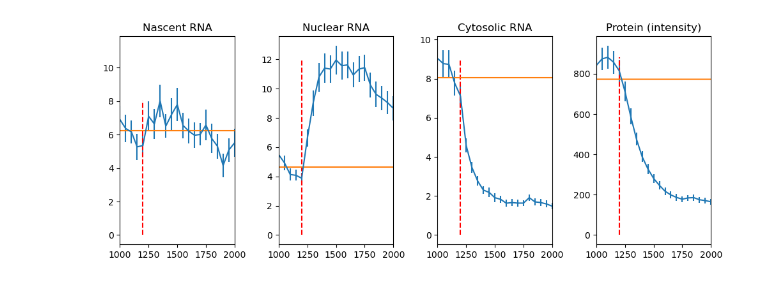
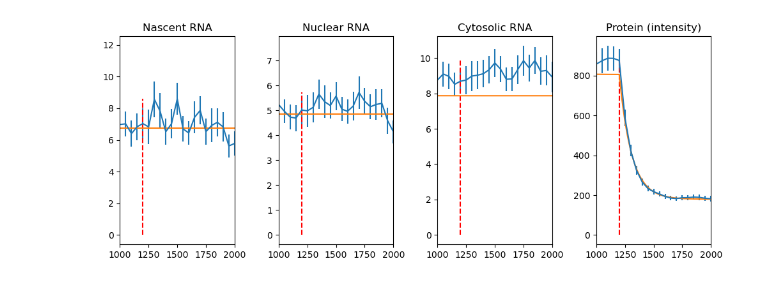
Before and after one commit to Munsky/UQbio2024_Team4, a Jupyter notebook: Pilar_model.ipynb, the cells around one changed output. Drawn from its saved outputs; the diff is of its cells as text; code cells hidden in the pictures.

```diff
--- a/Pilar_model.ipynb
+++ b/Pilar_model.ipynb
@@ -256,6 +906,9 @@ import pandas as pd
 import matplotlib.pyplot as plt
 from scipy.integrate import odeint
 from matplotlib import rc
+
+#DRUG 4 (AFFECTS TRANSLATION)
+
 
 # Set up for inline animations in Jupyter
 rc('animation', html='jshtml')
@@ -399,8 +1052,8 @@ S = np.array([
     [0,  0,  0,  0,  0,  0,  0,  1, -1]   # protein (x6)
 ])
 
-K = 1000
-n = 3
+K = 700 #concentration of the half-maximal response
+n = 3.5
 
 # Hill functions
 def hillPositive(x, K=K, n=n):
@@ -413,54 +1066,53 @@ def hillNegative(x, K=K, n=n):
 
 def W(x, t, pars, di, ti):
     W = [
-        pars['k1']*x[1],  # R1: Gene activation
+        pars['k1']*x[1] * ((t < ti[2]) + hillNegative(di[2]) * (t >= ti[2])),  # R1: Gene activation
         pars['k2']*x[0],  # R2: Gene deactivation
         pars['k3']*x[0],  # R3: Nascent RNA synthesis
         pars['k4']*x[2],  # R4: Mature mRNA synthesis
-        pars['k5']*x[3],  # R5: mRNA nuclear degradation
-        pars['k6']*x[3],  # R6: mRNA transport to cytoplasm
+        pars['k5']*x[3] / ((t < ti[3]) + hillNegative(di[3]) * (t >= ti[3])),  # R5: mRNA nuclear degradation
+        pars['k6']*x[3] * ((t < ti[0]) + hillNegative(di[0]) * (t >= ti[0])),  # R6: mRNA transport to cytoplasm
         pars['k7']*x[4],  # R7: mRNA cytoplasmic degradation
-        pars['k8']*x[4],  # R8: mRNA cytoplasmic translation
-        pars['k9']*x[5]   # R9: Protein degradation
+        pars['k8']*x[4] * ((t < ti[1]) + hillNegative(di[1]) * (t >= ti[1])),  # R8: mRNA cytoplasmic translation
+        pars['k9']*x[5] / ((t < ti[4]) + hillNegative(di[4]) * (t >= ti[4]))  # R9: Protein degradation
     ]
     return np.array(W)
 
 # Parameters
 pars = {
-    'k1': 0.1, 'k2': 0.3, 'k3': 5, 'k4': 0.2, 'k5': 0.25,
-    'k6': 0.02, 'k7': 0.0115, 'k8': 0.48, 'k9': 0.005}
+    'k1': 0.05/4, 'k2': 0.15/4, 'k3': 2.7/4, 'k4': 0.1/4, 'k5': 0.125/6,
+    'k6': (0.01/4)*5.6, 'k7': (0.00575/4)*6, 'k8': (0.24/4)*16, 'k9': (0.0025/4)*15}
 #k1 = gene activation rate
 #k2 = gene deactivation rate
 #k3 = nascent RNA synthesis rate
 #k4 = mature mRNA synthesis rate
 #k5 = mRNA nuclear degradation rate
 #k6 = mRNA transport rate
 #k7 = mRNA cytoplasmic degradation rate
 #k8 = mRNA cytoplasmic translation rate
 #k9 = protein degradation rate
 
 # Initial conditions
 x0 = np.array([1, 0, 7, 5, 8, 750])
 #x0 = gene (DNA) ON
 #x1 = gene (DNA) OFF
 #x2 = nascent RNA
 #x3 = mRNA nuclei
 #x4 = mRNA cytoplasm
 #x5 = protein
 
-
 # Drug concentrations and application times
-di = [0, 0, 0, 1000]
-ti = [np.inf, np.inf, np.inf, 1200]
+di = [0, 1000, 0,0, 0] #this means 2,4,6,7,10 drugs
+ti = [1200, 1200, 1200, 1200, 1200]
 
 # Species dictionary - for plotting
 #this is the order of the species in the x0 array above
 speciesDict = {'Nascent': 2, 'Nuclear': 3, 'Cytoplasmic': 4, 'Protein': 5}
 
 # Path to data
 pathName = "TrueData"
-drugNumber = 2 # 0 for no drug, 1 for drug 1, 2 for drug 2
+drugNumber = 4 # 0 for no drug, 1 for drug 1, 2 for drug 2
 
 compare_model_to_data(pars, di, ti, x0, drugNumber, speciesDict, path=pathName, model='ODE', ntraj=10)
 # %% [output]
-[figure, old version]
+[figure, new version]
```
Also changed, not shown: parts of 6 cells of this notebook.
